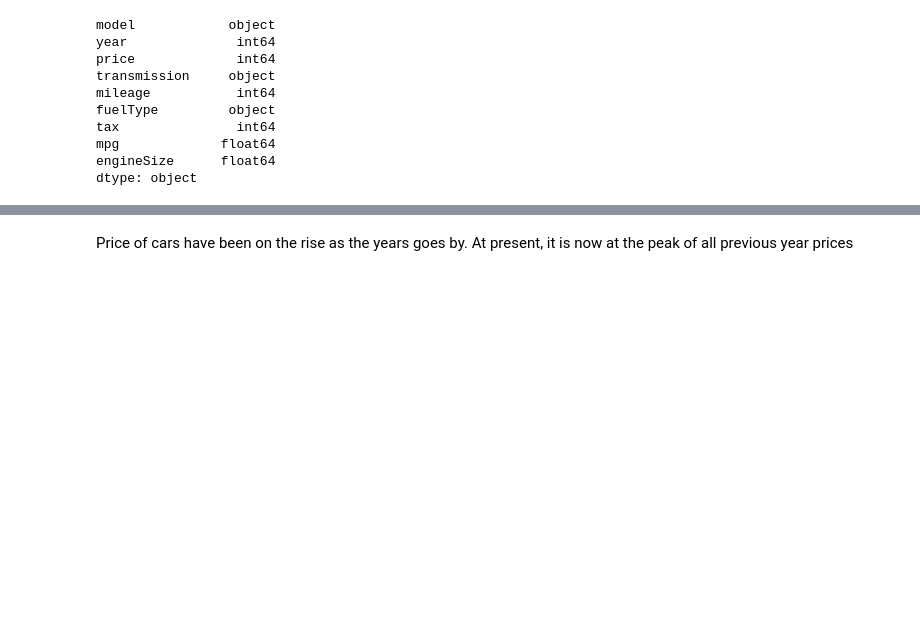
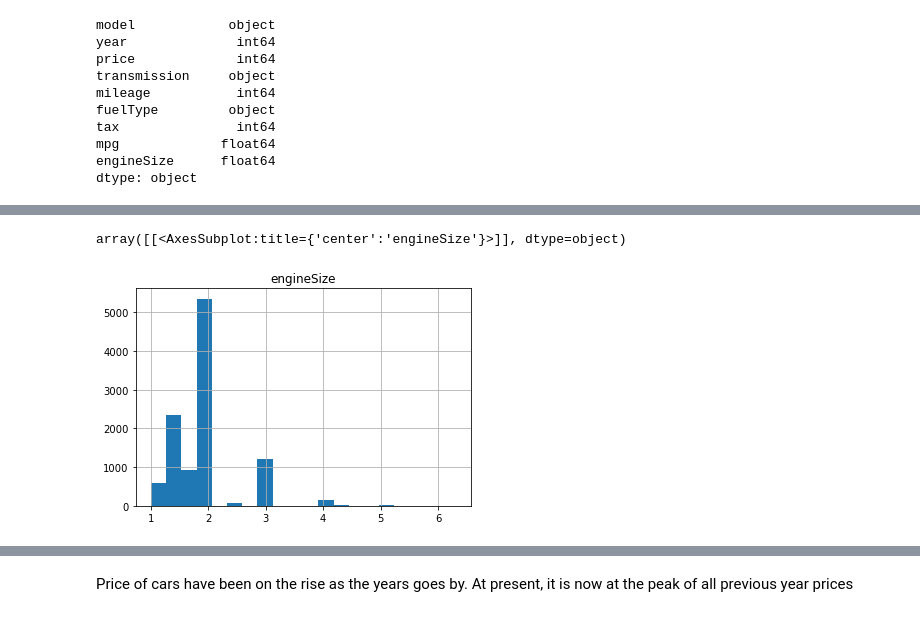
Before and after one commit to overtunned/carpriceprediction, a Jupyter notebook: 002_case_study_1.ipynb, the cells around one changed output, grey strips where cells are left out. Drawn from its saved outputs; the diff is of its cells as text; code cells hidden in the pictures; blank space fills up the shorter version.

```diff
--- a/002_case_study_1.ipynb
+++ b/002_case_study_1.ipynb
@@ -98,0 +190,5 @@ sns.heatmap(audi_df.corr(),annot = True)
+# %%
+num_df.hist('engineSize',bins =20)
+# %% [output]
+array([[<AxesSubplot:title={'center':'engineSize'}>]], dtype=object)
+[figure, added]
```
Also changed, not shown: parts of 26 cells of this notebook.
